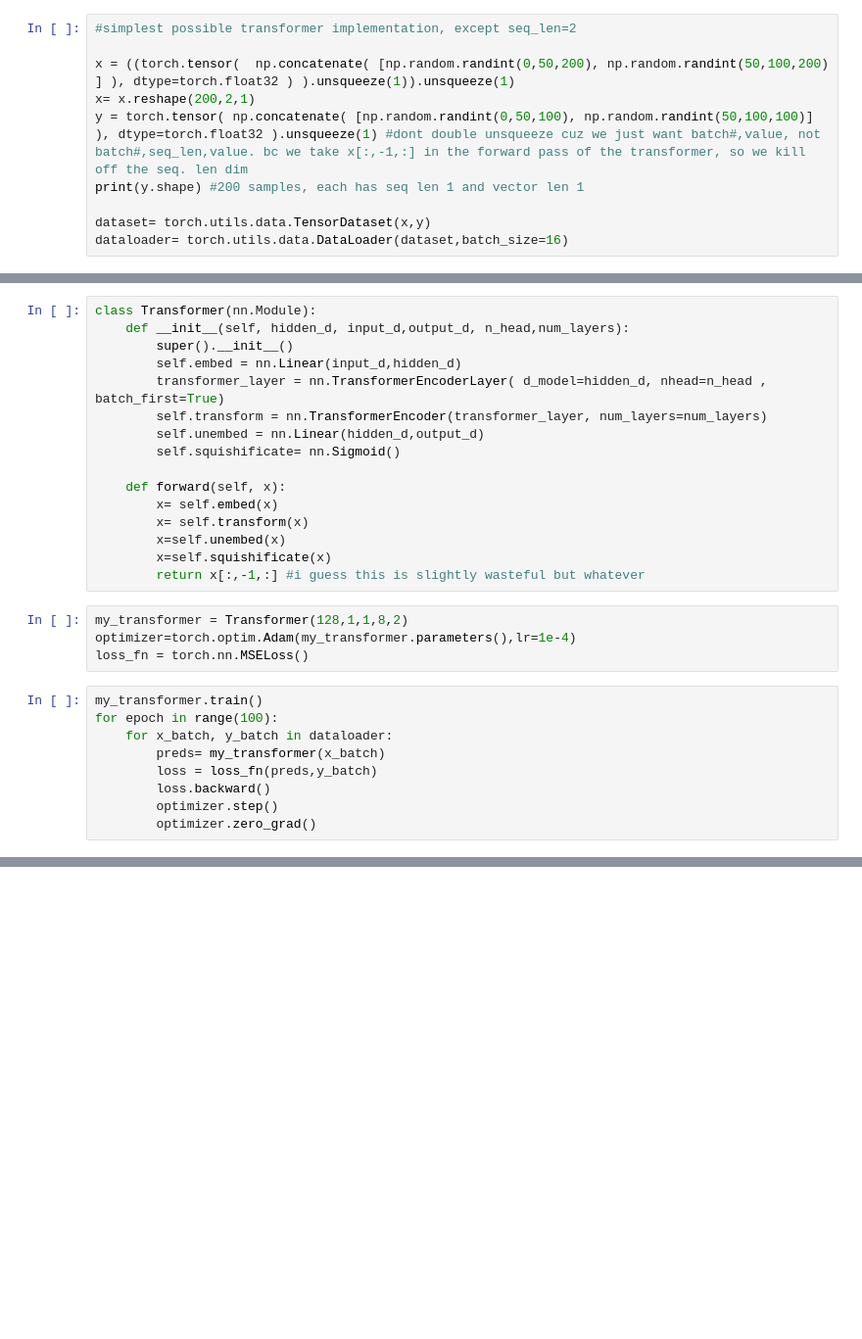
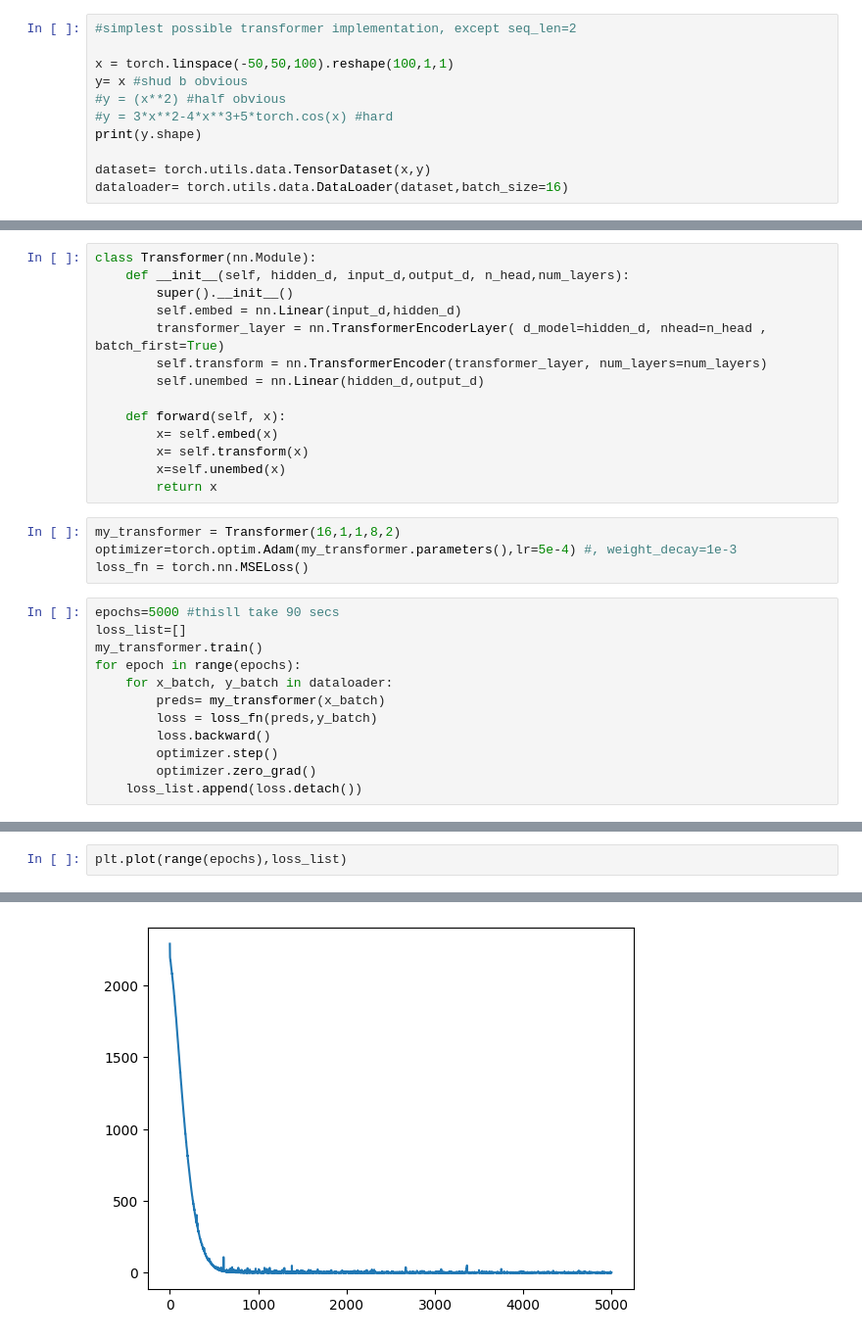
Before and after one commit to karlcal1/X_mas_break_Time_To_Lock_In, a Jupyter notebook: Day0and1.ipynb, the cells around one changed output, grey strips where cells are left out. Shown at 98% size. Cells and saved outputs as stored; diff of their text form; blank space fills up the shorter version.

```diff
--- a/Day0and1.ipynb
+++ b/Day0and1.ipynb
@@ -5,10 +8,11 @@ import torch
 # %%
 #simplest possible transformer implementation, except seq_len=2
 
-x = ((torch.tensor(  np.concatenate( [np.random.randint(0,50,200), np.random.randint(50,100,200) ] ), dtype=torch.float32 ) ).unsqueeze(1)).unsqueeze(1)
-x= x.reshape(200,2,1)
-y = torch.tensor( np.concatenate( [np.random.randint(0,50,100), np.random.randint(50,100,100)]  ), dtype=torch.float32 ).unsqueeze(1) #dont double unsqueeze cuz we just want batch#,value, not batch#,seq_len,value. bc we take x[:,-1,:] in the forward pass of the transformer, so we kill off the seq. len dim
-print(y.shape) #200 samples, each has seq len 1 and vector len 1
+x = torch.linspace(-50,50,100).reshape(100,1,1)
+y= x #shud b obvious
+#y = (x**2) #half obvious
+#y = 3*x**2-4*x**3+5*torch.cos(x) #hard
+print(y.shape)
 
 dataset= torch.utils.data.TensorDataset(x,y)
 dataloader= torch.utils.data.DataLoader(dataset,batch_size=16)
@@ -22,24 +26,25 @@ class Transformer(nn.Module):
         transformer_layer = nn.TransformerEncoderLayer( d_model=hidden_d, nhead=n_head , batch_first=True)
         self.transform = nn.TransformerEncoder(transformer_layer, num_layers=num_layers)
         self.unembed = nn.Linear(hidden_d,output_d)
-        self.squishificate= nn.Sigmoid()
 
     def forward(self, x):
         x= self.embed(x)
         x= self.transform(x)
         x=self.unembed(x)
-        x=self.squishificate(x)
-        return x[:,-1,:] #i guess this is slightly wasteful but whatever
+        return x
 # %%
-my_transformer = Transformer(128,1,1,8,2)
-optimizer=torch.optim.Adam(my_transformer.parameters(),lr=1e-4)
+my_transformer = Transformer(16,1,1,8,2)
+optimizer=torch.optim.Adam(my_transformer.parameters(),lr=5e-4) #, weight_decay=1e-3
 loss_fn = torch.nn.MSELoss()
 # %%
+epochs=5000 #thisll take 90 secs
+loss_list=[]
 my_transformer.train()
-for epoch in range(100):
+for epoch in range(epochs):
     for x_batch, y_batch in dataloader:
         preds= my_transformer(x_batch)
         loss = loss_fn(preds,y_batch)
         loss.backward()
         optimizer.step()
         optimizer.zero_grad()
+    loss_list.append(loss.detach())
@@ -45,0 +53,3 @@ for epoch in range(100):
+# %%
+plt.plot(range(epochs),loss_list)
+# %% [output]
@@ -45,0 +57 @@ for epoch in range(100):
+[figure, added]
```
Also changed, not shown: parts of 15 cells of this notebook, 1 other file.
